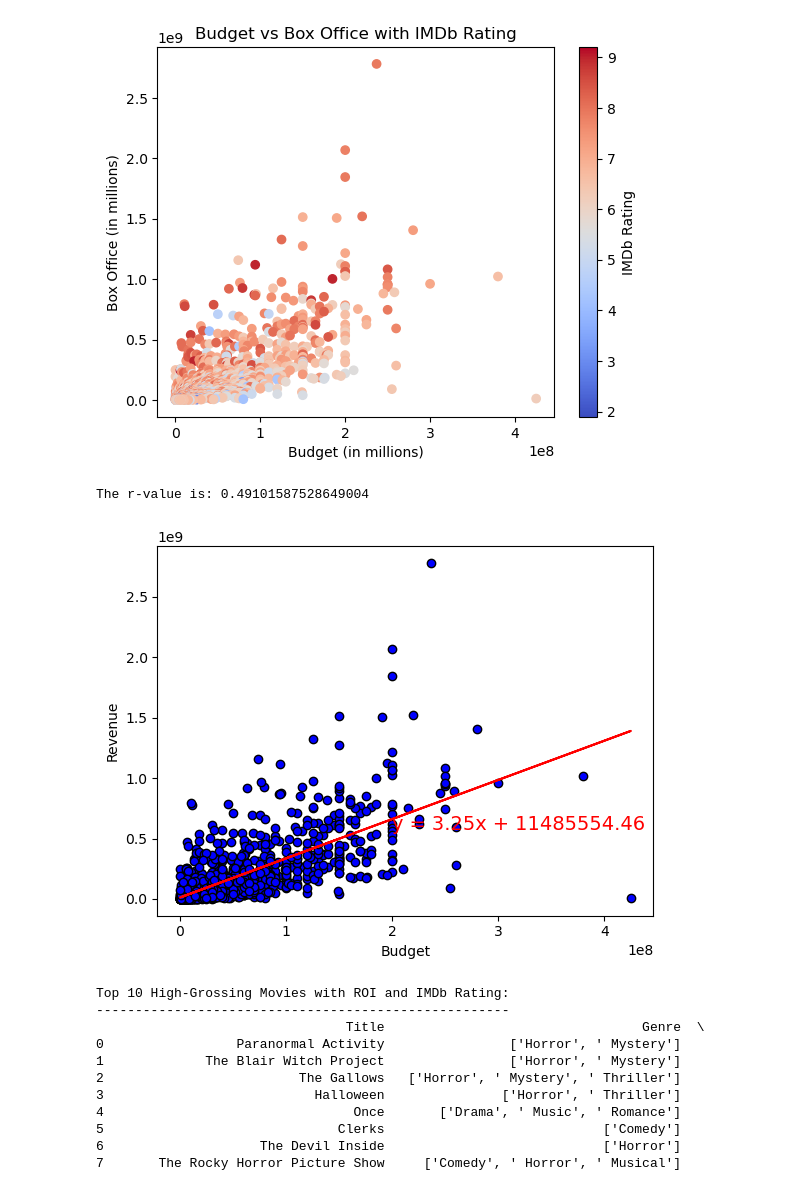
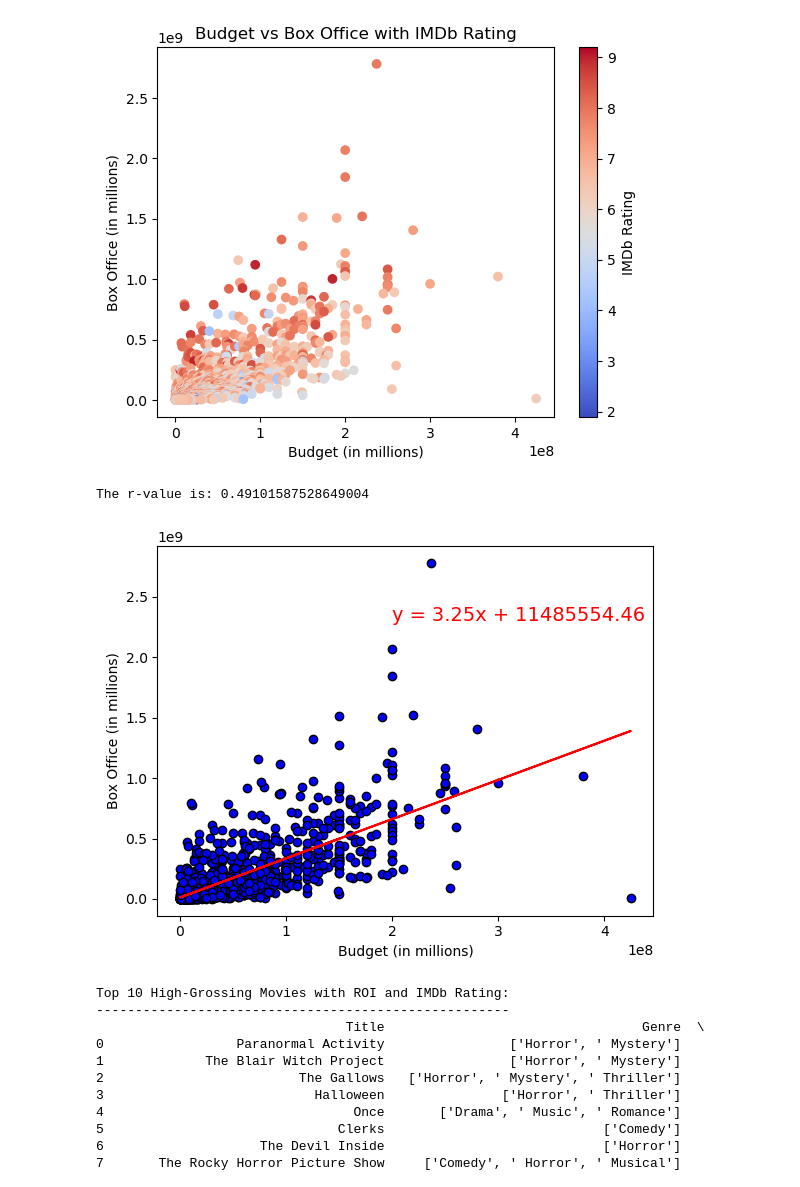
Before and after one commit to PurnimaPathak44/Project-1, a Jupyter notebook: Main Movie Folder/movie_main.ipynb, the cells around one changed output. Cells and saved outputs as stored; diff of their text form; code cells hidden in the pictures.

Commit message:
update the budget vs box office regression format

```diff
--- a/Main Movie Folder/movie_main.ipynb
+++ b/Main Movie Folder/movie_main.ipynb
@@ -88,10 +88,10 @@ plt.show()
 # %% [output]
 [figure]
 # %%
-regression_function("Budget", df["budget"], "Revenue", df["revenue"], (2e8, 5.7e8))
+regression_function("Budget (in millions)", df["budget"], "Box Office (in millions)", df["revenue"], (2e8, 2.3e9))
 # %% [output]
 The r-value is: 0.49101587528649004
-[figure, old version]
+[figure, new version]
 # %%
 # Display top 10 high-grossing movies with ROI and IMDb rating
 print('Top 10 High-Grossing Movies with ROI and IMDb Rating:')
```
